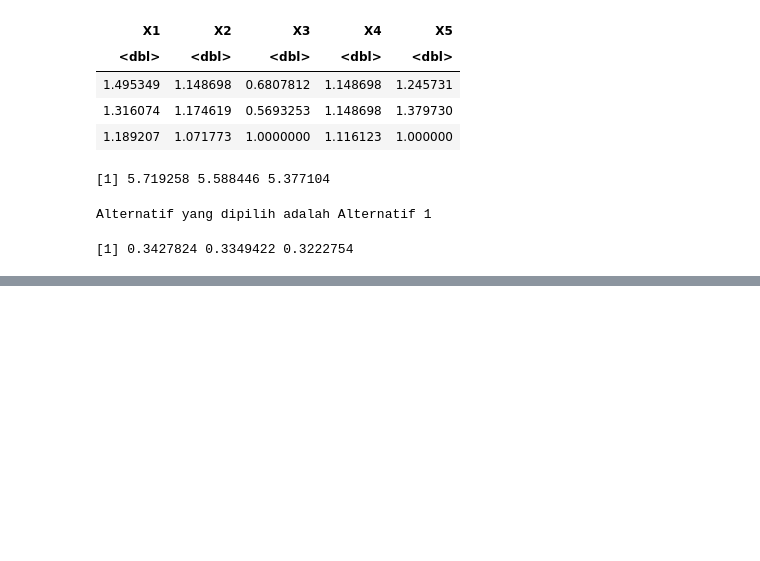
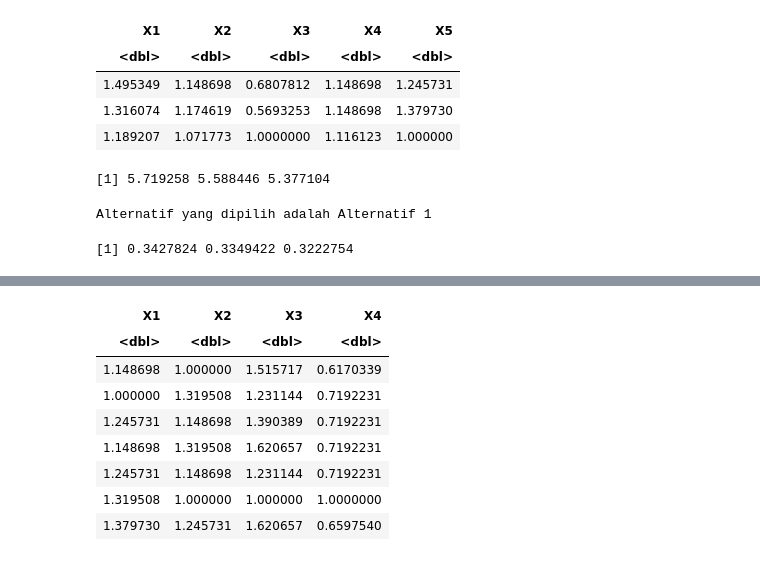
Before and after one commit to khenjyjohnelson/ipynb, a Jupyter notebook: Praktik SAW APS dengan R.ipynb, the cells around one changed output, grey strips where cells are left out. Drawn from its saved outputs; the diff is of its cells as text; code cells hidden in the pictures; blank space fills up the shorter version.

```diff
--- a/Praktik SAW APS dengan R.ipynb
+++ b/Praktik SAW APS dengan R.ipynb
@@ -533,16 +617,18 @@ A data.frame: 3 × 5
 Alternatif yang dipilih adalah Alternatif 1
 [1] 0.3427824 0.3349422 0.3222754
 # %%
-# Contoh 1
+# Latihan 2
 
 w <- c(30,35,35)
-a1 <- c(5,4,3,4,3)
-a2 <- c(3,5,5,4,5)
-a3 <- c(2,2,1,3,1)
-x <- data.frame(a1,a2,a3)
+a1 <- c(5,3,5)
+a2 <- c(3,1,5)
+a3 <- c(5,3,5)
+a4 <- c(3,3,5)
+a5 <- c(5,3,5)
+x <- data.frame(a1,a2,a3,a4,a5)
 x <- data.frame(t(x))
 
-c <- c('benefit', 'benefit', 'cost', 'benefit', 'benefit')
+c <- c('cost', 'benefit', 'benefit')
 
 n_col <- ncol(x)
 new_w <- c()
@@ -590,0 +689,61 @@ v
+# %%
+# Latihan 3
+
+w <- c(20,20,30,30)
+a1 <- c(2,1,4,5)
+a2 <- c(1,4,2,3)
+a3 <- c(3,2,3,3)
+a4 <- c(2,4,5,3)
+a5 <- c(3,2,2,3)
+a6 <- c(4,1,1,1)
+a7 <- c(5,3,5,4)
+x <- data.frame(a1,a2,a3,a4,a5,a6,a7)
+x <- data.frame(t(x))
+
+c <- c('benefit', 'benefit', 'benefit', 'cost')
+
+n_col <- ncol(x)
+new_w <- c()
+
+for (j in 1:n_col) {
+    new_w[j] <- w[j]/sum(w)
+}
+n_row <- nrow(x)
+s_temp <- data.frame(matrix(nrow=n_row,ncol=n_col))
+s <- c()
+
+for (i in 1:n_row) {
+    for (j in 1:n_col){
+        if (c[j] == 'benefit'){
+            s_temp[i,j] <- x[i,j]^new_w[j]
+        }
+        else if (c[j] == 'cost') {
+            s_temp[i,j] <- x[i,j]^(-new_w[j])
+        }
+    }
+}
+
+s_temp
+
+
+for (i in 1:n_row) {
+  s[i] <- sum(s_temp[i,])
+}
+
+s
+
+
+
+v <- c()
+
+for (i in 1:n_row) {
+    v[i] <- s[i]/sum(s)
+}
+for (i in 1:n_row) {
+    if (v[i]==max(v)) {
+        cat("Alternatif yang dipilih adalah Alternatif", i)
+    }
+}
+
+v
+# %% [output]
@@ -590,0 +751,9 @@ v
+| X1 | X2 | X3 | X4 |
+| <dbl> | <dbl> | <dbl> | <dbl> |
+| 1.148698 | 1.000000 | 1.515717 | 0.6170339 |
+| 1.000000 | 1.319508 | 1.231144 | 0.7192231 |
+| 1.245731 | 1.148698 | 1.390389 | 0.7192231 |
+| 1.148698 | 1.319508 | 1.620657 | 0.7192231 |
+| 1.245731 | 1.148698 | 1.231144 | 0.7192231 |
+| 1.319508 | 1.000000 | 1.000000 | 1.0000000 |
+| 1.379730 | 1.245731 | 1.620657 | 0.6597540 |
```
Also changed, not shown: parts of 16 cells of this notebook.
